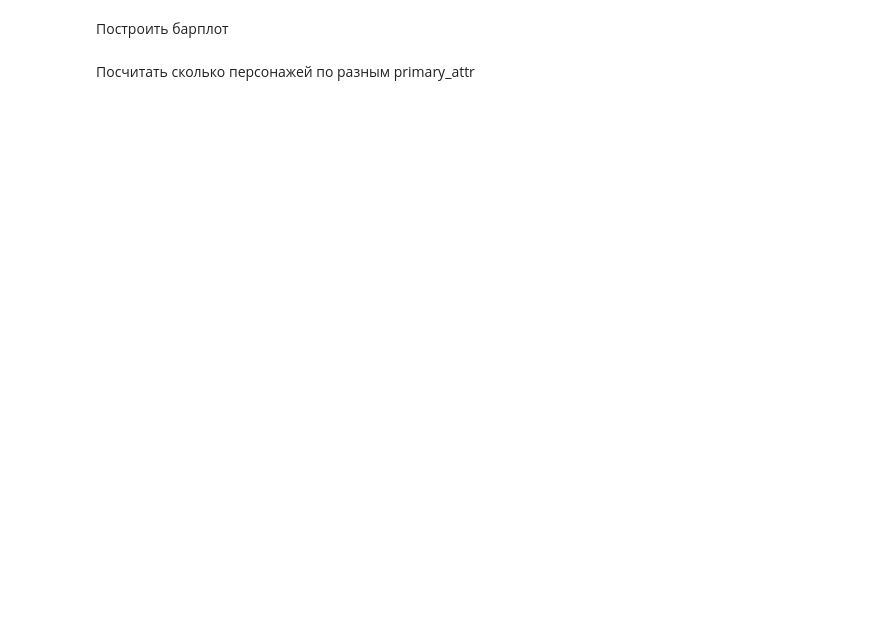
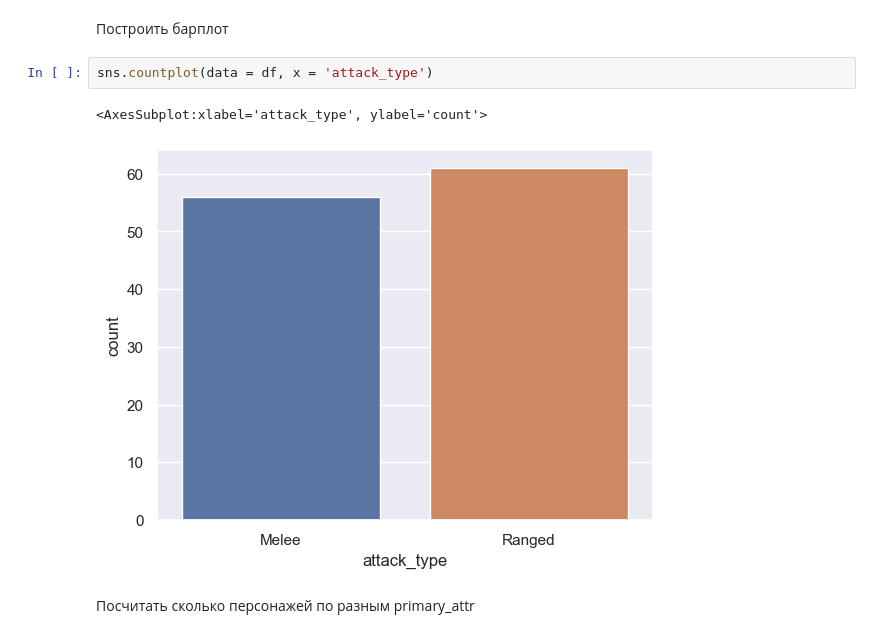
Before and after one commit to gbrs/nadyas_introductory_course, a Jupyter notebook: dota_hero.ipynb, the cells around one changed output. Saved outputs shown, nothing was run; the diff lists cells and outputs as text; blank space fills up the shorter version.

```diff
--- a/dota_hero.ipynb
+++ b/dota_hero.ipynb
@@ -70,4 +137,9 @@ df
 # %% [markdown]
 Построить барплот
+# %%
+sns.countplot(data = df, x = 'attack_type')
+# %% [output]
+<AxesSubplot:xlabel='attack_type', ylabel='count'>
+[figure, added]
 # %% [markdown]
 Посчитать сколько персонажей по разным primary_attr
```
Also changed, not shown: parts of 12 cells of this notebook.
